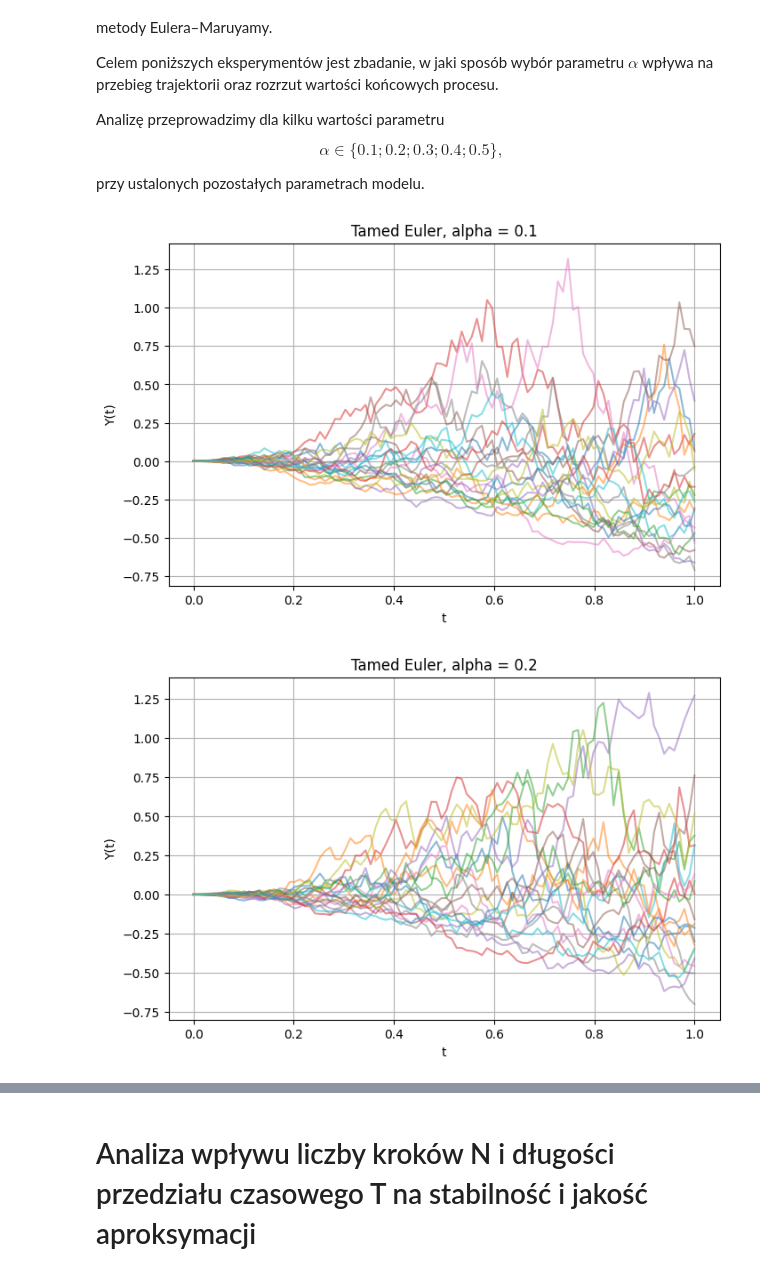
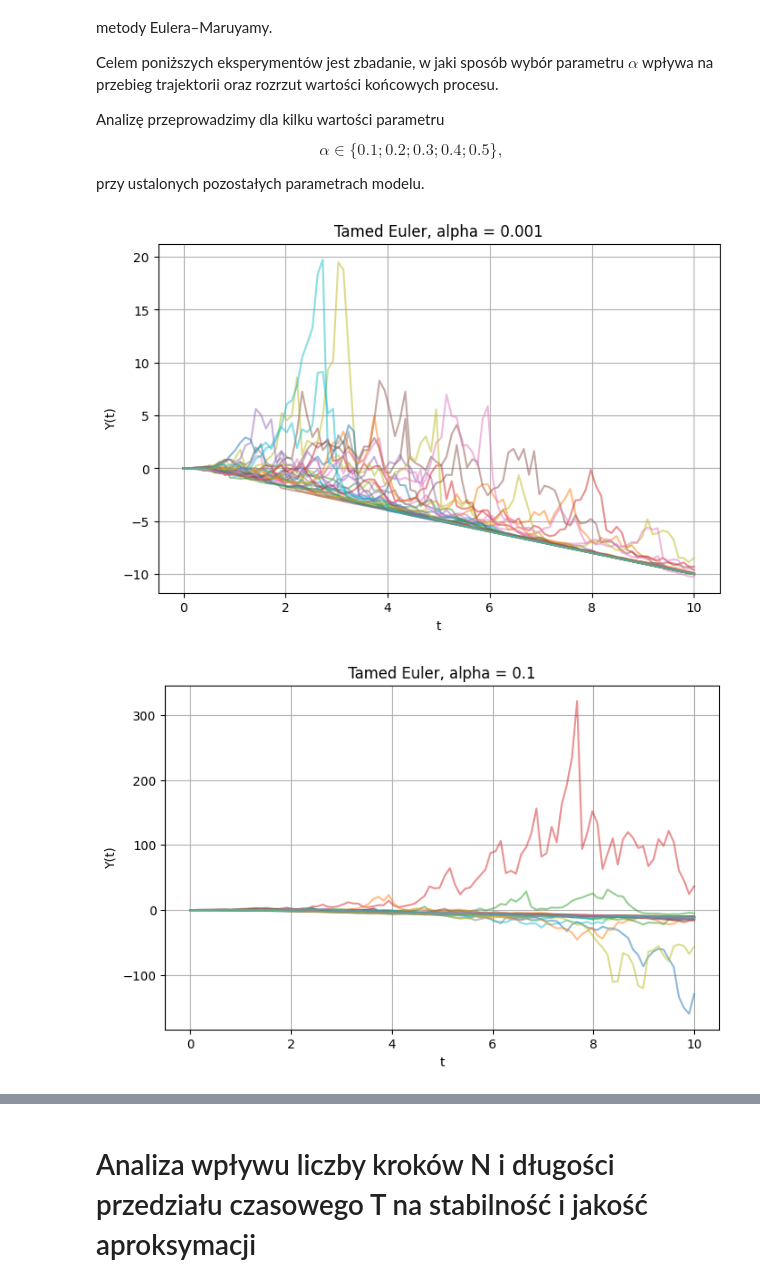
Before and after one commit to Hel4r/MNSRR-projekt-zaliczeniowy, a Jupyter notebook: symulacja.ipynb, the cells around one changed output, grey strips where cells are left out. Cells and saved outputs as stored; diff of their text form; code cells hidden in the pictures.

```diff
--- a/symulacja.ipynb
+++ b/symulacja.ipynb
@@ -215,7 +157,7 @@ for k in range(10):
         plt.plot(EM[0], EM[1], color = 'b')
         plt.plot(ET[0], ET[1], color = 'r')
     plt.plot(eulerMaruyama(x0, T, a, b, N)[0], eulerMaruyama(x0, T, a, b, N)[1], color = 'b', label = 'E-M')
-    plt.plot(eulerTamed(x0, T, a, b, N, alpha)[0], eulerTamed(x0, T, a, b, N, alpha)[1], color = 'r', label = 'Tamed')
+    plt.plot(eulerTamed(x0, T, a, b, N, 0.5)[0], eulerTamed(x0, T, a, b, N, 0.5)[1], color = 'r', label = 'Tamed')
 
     plt.legend()
     plt.show()
@@ -325,0 +271,15 @@ plt.show()
+# %%
+a = lambda t, X: X**3 # dryf
+b = lambda t, X: t + X # dyfuzja
+da = lambda t, x: 3*x**2
+db = lambda t, x: 1
+N = 20
+x0 = 0
+T = 1.6
+
+for k in range(5):
+    EI = eulerImplicitTangent(x0, T, a, b, da, db, N, 20)
+    plt.plot(EI[0], EI[1])
+plt.title("Trajektorie aproksymowane schematem uwikłanym")
+plt.grid(True)
+plt.show()
@@ -325,0 +288,15 @@ plt.show()
+# %%
+a = lambda t, X: X**3 # dryf
+b = lambda t, X: t + X # dyfuzja
+da = lambda t, x: 3*x**2
+db = lambda t, x: 1
+N = 100
+x0 = 0
+T = 2
+
+for k in range(10):
+    EI = eulerImplicitTangent(x0, T, a, b, da, db, N, 20)
+    plt.plot(EI[0], EI[1])
+plt.title("Trajektorie aproksymowane schematem uwikłanym")
+plt.grid(True)
+plt.show()
@@ -365,24 +348,27 @@ $$
 przy ustalonych pozostałych parametrach modelu.
 # %%
 N = 100
-T = 1
+T = 10
 x0 = 0
 
-alphas = [0.1, 0.2, 0.3, 0.4, 0.5]
+a = lambda t, x: x**3
+b = lambda t, x: t + x
+
+alphas = [0.001, 0.1, 0.9]
 
 for alpha in alphas:
 
     plt.figure(figsize=(8,5))
 
-    for i in range(20):
+    for i in range(30):
         t, y = eulerTamed(x0, T, a, b, N, alpha)
         plt.plot(t, y, alpha=0.5)
 
     plt.title(f"Tamed Euler, alpha = {alpha}")
     plt.xlabel("t")
     plt.ylabel("Y(t)")
     plt.grid()
     plt.show()
 # %% [output]
-[figure, old version]
+[figure, new version]
-[figure, old version]
+[figure, new version]
```
Also changed, not shown: parts of 23 cells of this notebook.
